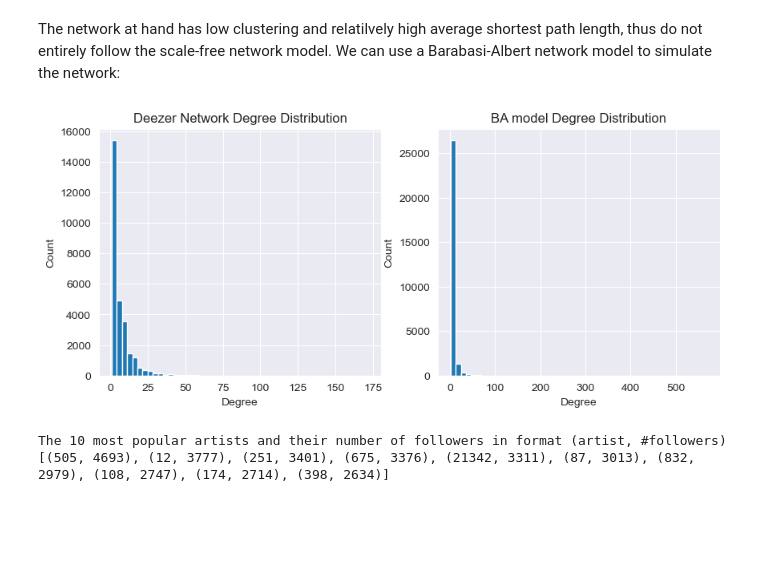
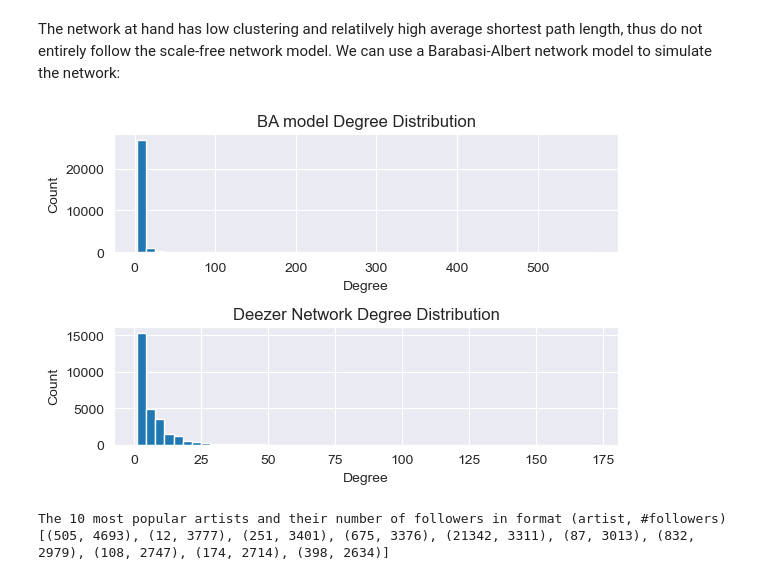
Before and after one commit to Weijiang-Xiong/NML23-Project, a Jupyter notebook: Presentation.ipynb, the cells around one changed output. Drawn from its saved outputs; the diff is of its cells as text; code cells hidden in the pictures; blank space fills up the shorter version.

Commit message:
Adjusted degree distribution figure

```diff
--- a/Presentation.ipynb
+++ b/Presentation.ipynb
@@ -94,30 +97,32 @@ The network at hand has low clustering and relatilvely high average shortest pat
 # %%
 q = np.round(np.mean(degrees)/2).astype(np.int32)
 G_ba = nx.barabasi_albert_graph(G.number_of_nodes(), q)
 
 degrees_ba = [G_ba.degree(node) for node in G_ba.nodes()]
 
-plt.figure(figsize=(10,4))
+plt.figure(figsize=(6,4))
 
-plt.subplot(1,2,2)
+plt.subplot(2,1,1)
 plt.hist(degrees_ba, bins=50)
 plt.xlabel('Degree')
 plt.ylabel('Count')
 plt.title('BA model Degree Distribution')
 plt.grid(True)
 # plt.xlim(0, 200)
 # plt.ylim(0, 2000)
 
-plt.subplot(1,2,1)
+plt.subplot(2,1,2)
 plt.hist(degrees, bins=50)
 plt.xlabel('Degree')
 plt.ylabel('Count')
 plt.title('Deezer Network Degree Distribution')
 plt.grid(True)
+plt.tight_layout()
+plt.savefig('figs/BA.png')
 
 plt.show()
 # %% [output]
-[figure, old version]
+[figure, new version]
 # %%
 from itertools import chain
 from collections import Counter
```
Also changed, not shown: parts of 2 cells of this notebook, 1 other file.
